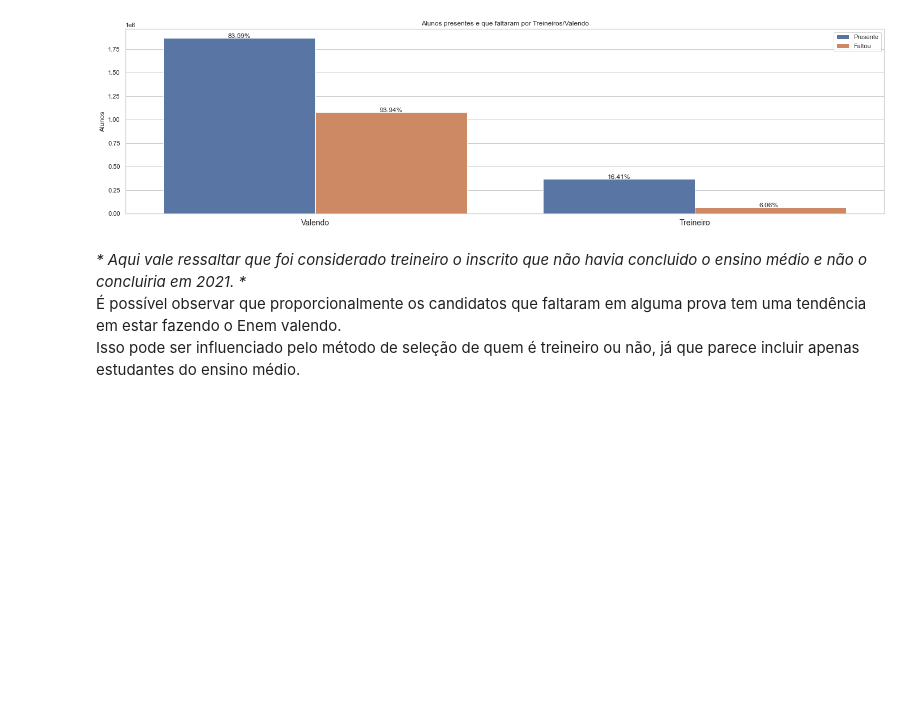
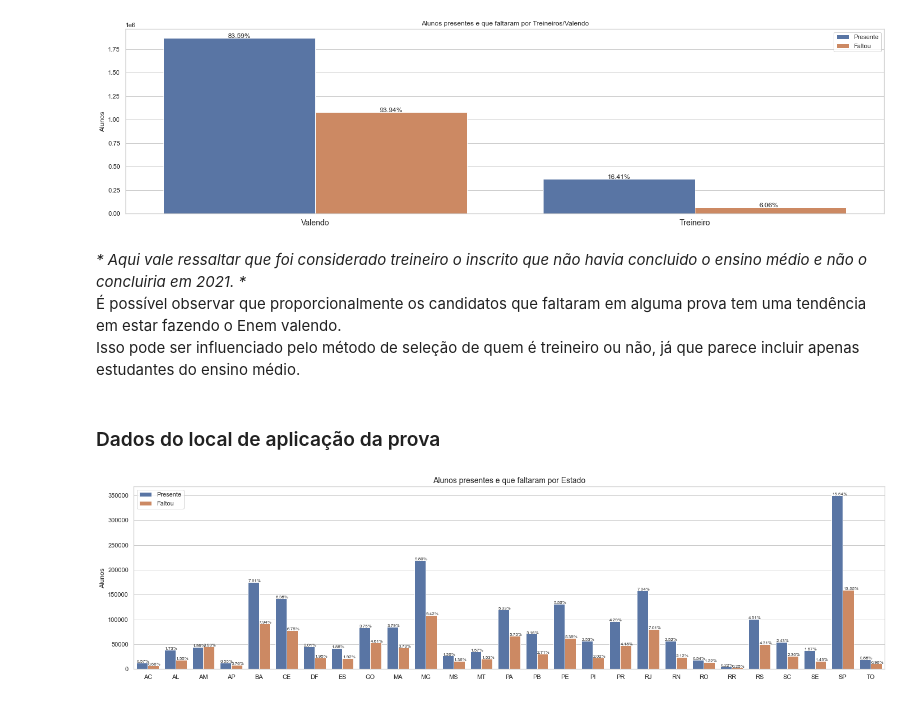
Before and after one commit to guinb/treinamento-semantix, a Jupyter notebook: Projeto ENEM - Candidatos que faltaram na prova.ipynb, the cells around one changed output. Saved outputs shown, nothing was run; the diff lists cells and outputs as text; code cells hidden in the pictures; blank space fills up the shorter version.

Commit message:
Update Projeto ENEM - Candidatos que faltaram na prova.ipynb
Versão 0.2

```diff
--- a/Projeto ENEM - Candidatos que faltaram na prova.ipynb
+++ b/Projeto ENEM - Candidatos que faltaram na prova.ipynb
@@ -307,15 +308,19 @@ plt.show()
 # %% [markdown]
 <i>* Aqui vale ressaltar que foi considerado treineiro o inscrito que não havia concluido o ensino médio e não o concluiria em 2021. *</i><br>
 É possível observar que proporcionalmente os candidatos que faltaram em alguma prova tem uma tendência em estar fazendo o Enem valendo.<br>Isso pode ser influenciado pelo método de seleção de quem é treineiro ou não, já que parece incluir apenas estudantes do ensino médio.
+# %% [markdown]
+### Dados do local de aplicação da prova
 # %%
 fig, ax = plt.subplots(figsize=(24,6))
 
 ax = sns.countplot(data=dados, x='SG_UF_PROVA', hue='BOL_FALTA', order=dados["SG_UF_PROVA"].value_counts().sort_index().index)
 ax.set_title('Alunos presentes e que faltaram por Estado', fontsize=14)
 ax.set_xlabel('')
 ax.set_ylabel('Alunos')
 for p, label in zip(ax.patches, dados.groupby(['BOL_FALTA'])["SG_UF_PROVA"].value_counts(normalize=True).sort_index().values):
     ax.annotate('{:.2f}%'.format(100 * label), (p.get_x()+0.01, p.get_height()+0.3), fontsize=8)
 
-plt.legend(title='', loc='upper right', labels=['Presente', 'Faltou'])
+plt.legend(title='', loc='upper left', labels=['Presente', 'Faltou'])
 plt.show()
+# %% [output]
+[figure, added]
```
Also changed, not shown: parts of 16 cells of this notebook.
